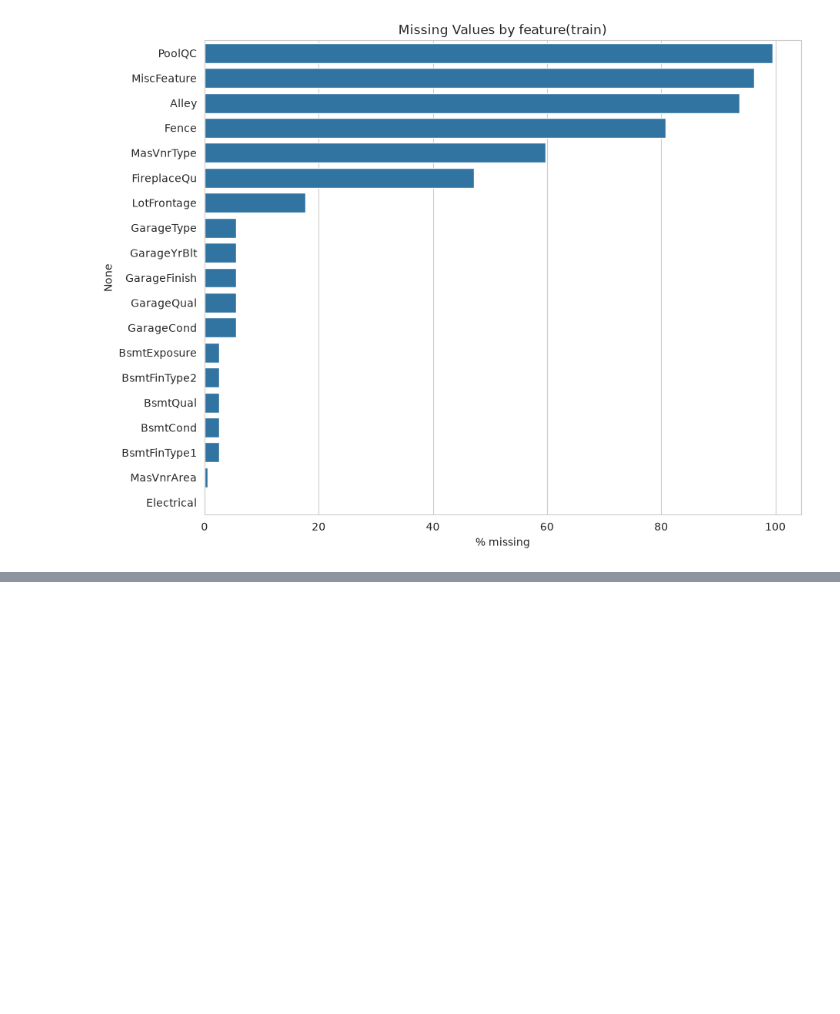
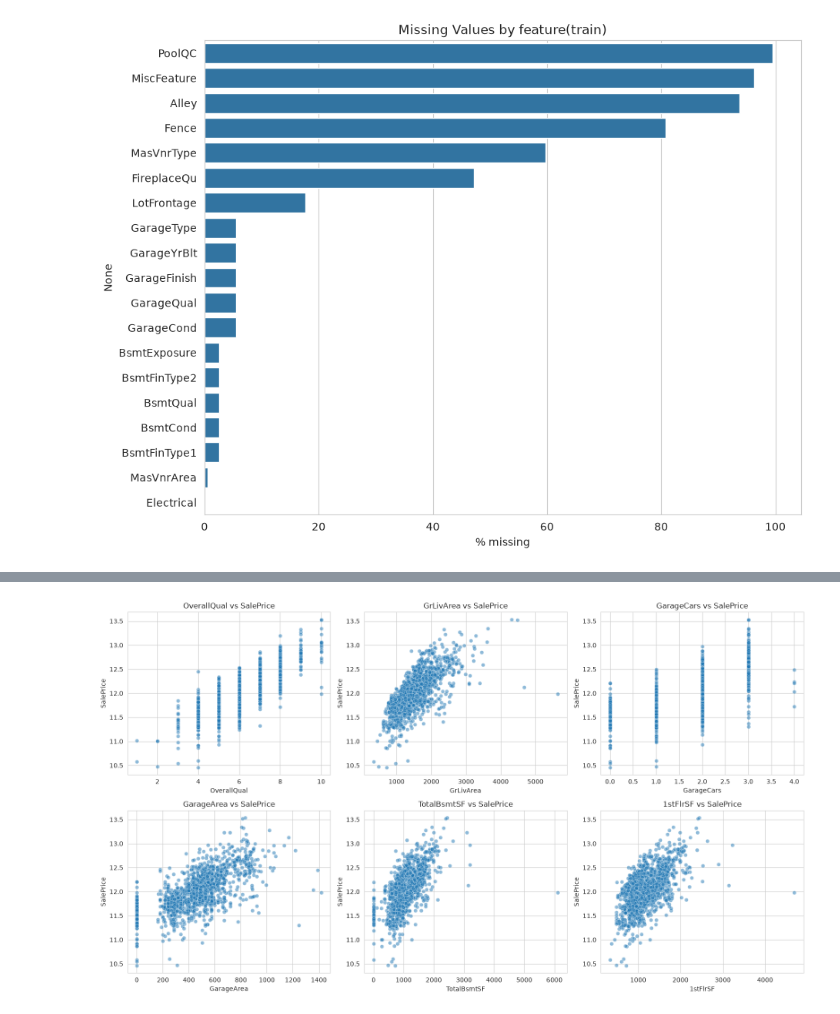
Before and after one commit to elvert19/housing_prices, a Jupyter notebook: prediction.ipynb, the cells around one changed output, grey strips where cells are left out. Saved outputs shown, nothing was run; the diff lists cells and outputs as text; code cells hidden in the pictures; blank space fills up the shorter version.

```diff
--- a/prediction.ipynb
+++ b/prediction.ipynb
@@ -122,0 +163,10 @@ Numerical feature distribution and relationship to price
+# %%
+top_feats =["OverallQual", "GrLivArea", "GarageCars", "GarageArea", "TotalBsmtSF", "1stFlrSF", "FullBath", "TotRmsAbvGrd", "YearBuilt", "YearRemodAdd"]
+fig, axes = plt.subplots(2,3,figsize=(16,9))
+for ax, feat in zip(axes.flat,top_feats):
+    sns.scatterplot(x=train[feat],y=train["SalePrice"],ax=ax,alpha=0.5)
+    ax.set_title(f"{feat} vs SalePrice")
+plt.tight_layout()
+plt.show()
+# %% [output]
+[figure, added]
```
Also changed, not shown: parts of 30 cells of this notebook.
